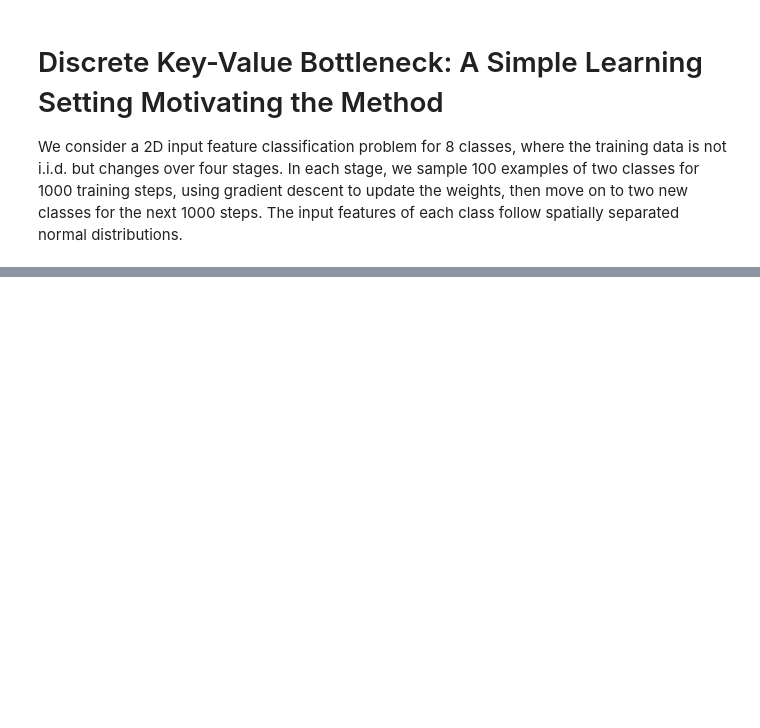
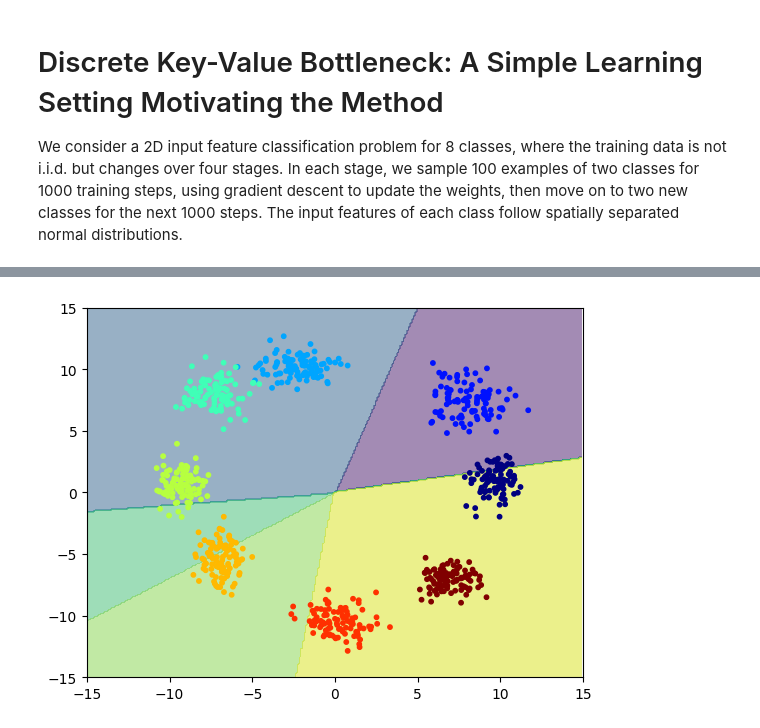
Before and after one commit to ShuvraneelMitra/Discrete-Key-Value-Bottleneck, a Jupyter notebook: KVB_from_scratch.ipynb, the cells around one changed output, grey strips where cells are left out. Saved outputs shown, nothing was run; the diff lists cells and outputs as text; code cells hidden in the pictures; blank space fills up the shorter version.

```diff
--- a/KVB_from_scratch.ipynb
+++ b/KVB_from_scratch.ipynb
@@ -30,0 +52,21 @@ plt.show()
+# %%
+def plot_datapoints_and_decision_boundary(model, X, y, lim=15, resolution=0.01, h=0.1):
+
+    model.eval()
+    xx, yy = np.meshgrid(np.arange(-lim, lim, h), np.arange(-lim, lim, h))
+
+    fig, ax = plt.subplots()
+
+    input = np.c_[xx.ravel(), yy.ravel()]
+
+    Z = model(torch.tensor(input).float()).detach()
+
+    Z = torch.argmax(Z, dim=1)
+    Z = Z.reshape(xx.shape)
+
+    ax.contourf(xx, yy, Z.numpy(), cmap="viridis", alpha=0.5)
+
+    ax.scatter(X[:, 0], X[:, 1], c=y, cmap="jet", s=10)
+    ax.set_xlim(-lim, lim)
+    ax.set_ylim(-lim, lim)
+    plt.show()
@@ -30,0 +189,4 @@ plt.show()
+# %%
+plot_datapoints_and_decision_boundary(linear_probe, X, y)
+# %% [output]
+[figure, added]
```
Also changed, not shown: parts of 13 cells of this notebook, 3 other files.
